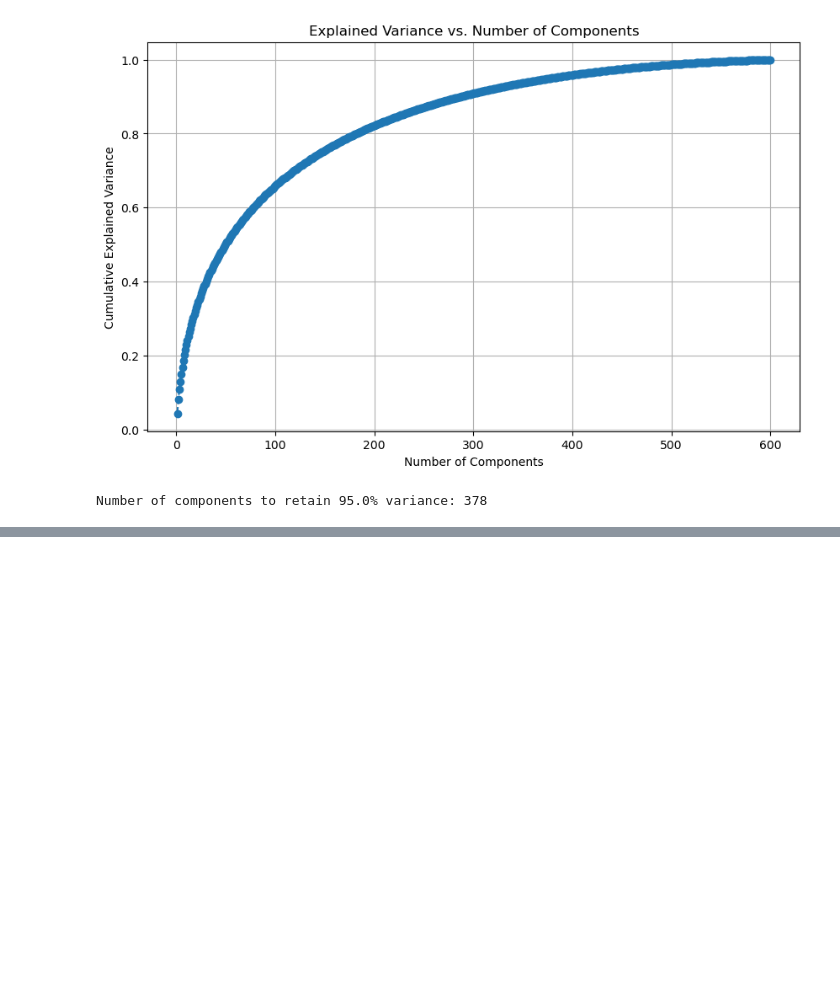
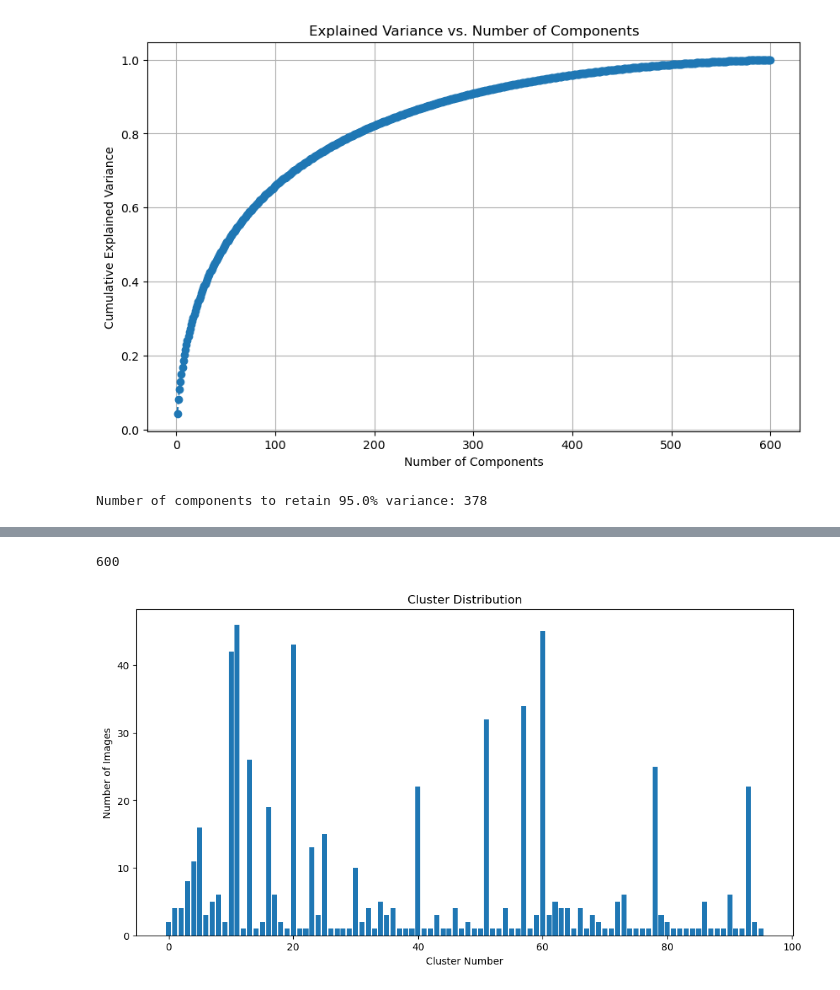
Before and after one commit to JuanesLamilla/TemporalClusterNet, a Jupyter notebook: load_and_save.ipynb, the cells around one changed output, grey strips where cells are left out. Saved outputs shown, nothing was run; the diff lists cells and outputs as text; code cells hidden in the pictures; blank space fills up the shorter version.

```diff
--- a/load_and_save.ipynb
+++ b/load_and_save.ipynb
@@ -290,0 +289,13 @@ IndexError: single positional indexer is out-of-bounds
+# %%
+dict1 = {1:[1,2,3],2:[2,3,4]}
+dict2 = {2:[3,4,5],3:[4,5,6]}
+
+dicts = [dict1, dict2]
+new_dict = {}
+
+for d in dicts:
+  for k, v in d.iteritems():
+    if new_dict.has_key(k):
+      new_dict[k] = new_dict[k] + v
+    else:
+      new_dict[k] = v
@@ -290,0 +304,23 @@ IndexError: single positional indexer is out-of-bounds
+# %%
+# What is the distribution of clusters?
+# cluster_counts = tegu_200_TESTING.get_data()[2018]["ResNet152V2_cluster"].value_counts().sort_index()
+
+cluster_counts = {}
+for year in [2018, 2019, 2020, 2021, 2022, 2023]:
+
+    for k, v in dict(Counter(tegu_200_TESTING.get_data()[year]["ResNet152V2_cluster"])).items():
+        if k in cluster_counts:
+            cluster_counts[k] = cluster_counts[k] + v
+        else:
+            cluster_counts[k] = v
+
+# Plot cluster distribution
+plt.figure(figsize=(12, 6))
+plt.bar(cluster_counts.keys(), cluster_counts.values())
+plt.xlabel("Cluster Number")
+plt.ylabel("Number of Images")
+plt.title("Cluster Distribution")
+plt.show()
+# %% [output]
+600
+[figure, added]
```
Also changed, not shown: parts of 20 cells of this notebook, 1 other file.
